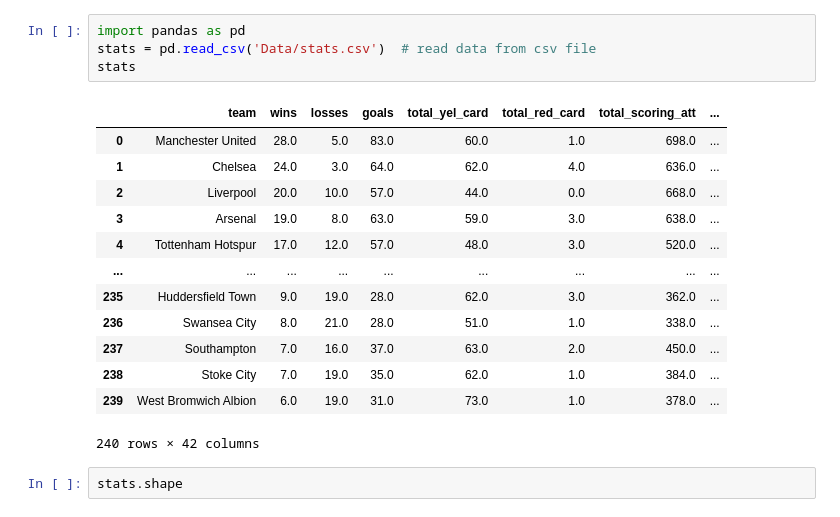
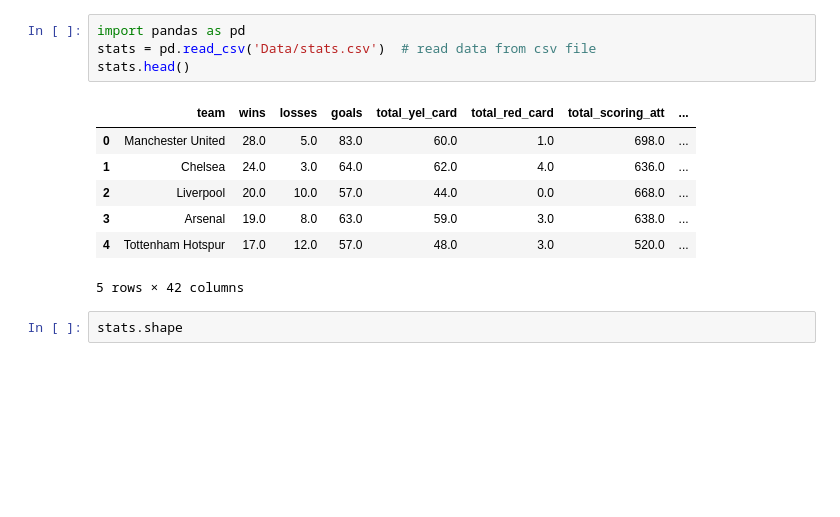
Before and after one commit to ThomasSchiolerH/Premier-League-Predictor, a Jupyter notebook: main.ipynb, the cells around one changed output. Saved outputs shown, nothing was run; the diff lists cells and outputs as text; blank space fills up the shorter version.

```diff
--- a/main.ipynb
+++ b/main.ipynb
@@ -1,21 +1,15 @@
 # %%
 import pandas as pd
 stats = pd.read_csv('Data/stats.csv')  # read data from csv file
-stats
+stats.head()
 # %% [output]
 |  | team | wins | losses | goals | total_yel_card | total_red_card | total_scoring_att | ... |
 | 0 | Manchester United | 28.0 | 5.0 | 83.0 | 60.0 | 1.0 | 698.0 | ... |
 | 1 | Chelsea | 24.0 | 3.0 | 64.0 | 62.0 | 4.0 | 636.0 | ... |
 | 2 | Liverpool | 20.0 | 10.0 | 57.0 | 44.0 | 0.0 | 668.0 | ... |
 | 3 | Arsenal | 19.0 | 8.0 | 63.0 | 59.0 | 3.0 | 638.0 | ... |
 | 4 | Tottenham Hotspur | 17.0 | 12.0 | 57.0 | 48.0 | 3.0 | 520.0 | ... |
-| ... | ... | ... | ... | ... | ... | ... | ... | ... |
-| 235 | Huddersfield Town | 9.0 | 19.0 | 28.0 | 62.0 | 3.0 | 362.0 | ... |
-| 236 | Swansea City | 8.0 | 21.0 | 28.0 | 51.0 | 1.0 | 338.0 | ... |
-| 237 | Southampton | 7.0 | 16.0 | 37.0 | 63.0 | 2.0 | 450.0 | ... |
-| 238 | Stoke City | 7.0 | 19.0 | 35.0 | 62.0 | 1.0 | 384.0 | ... |
-| 239 | West Bromwich Albion | 6.0 | 19.0 | 31.0 | 73.0 | 1.0 | 378.0 | ... |
-240 rows × 42 columns
+5 rows × 42 columns
 # %%
 stats.shape
 # %% [output]
```
Also changed, not shown: parts of 11 cells of this notebook, 1 other file.
